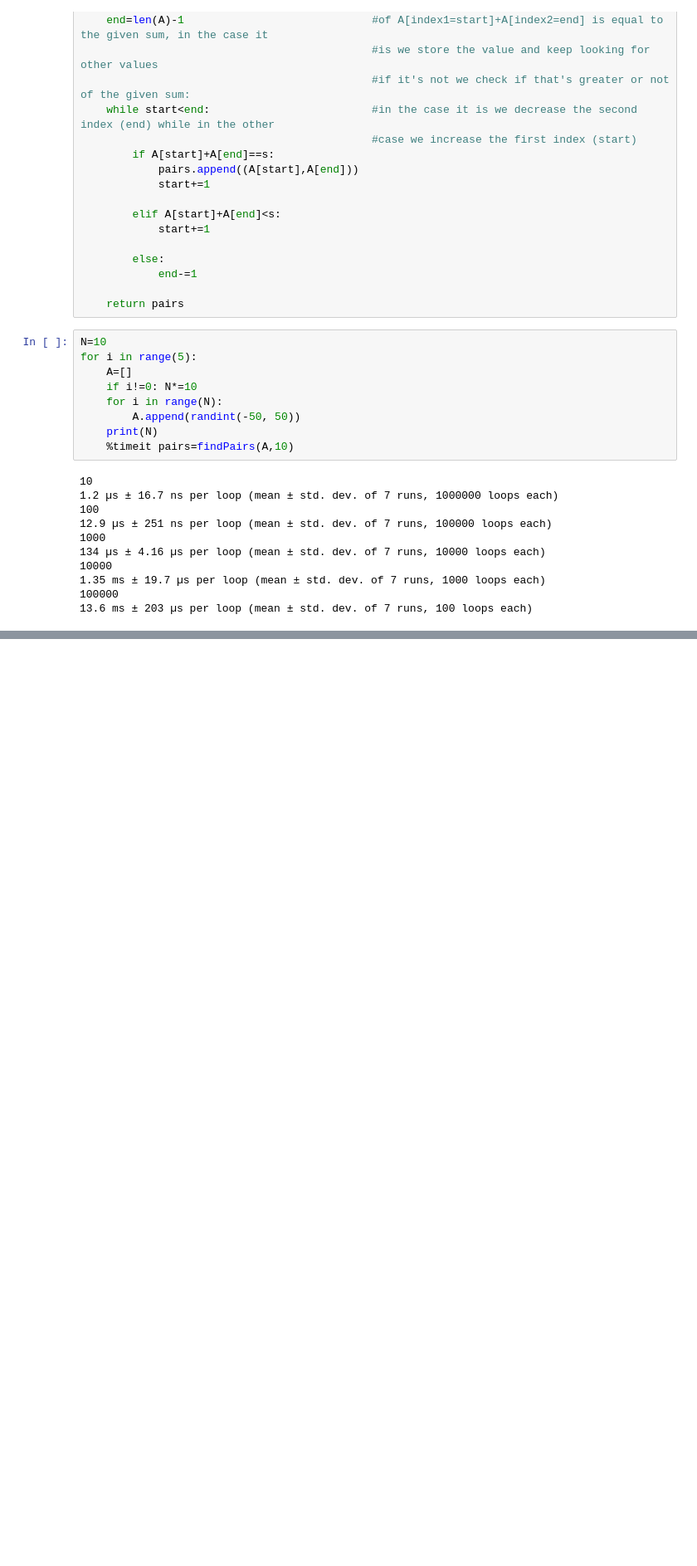
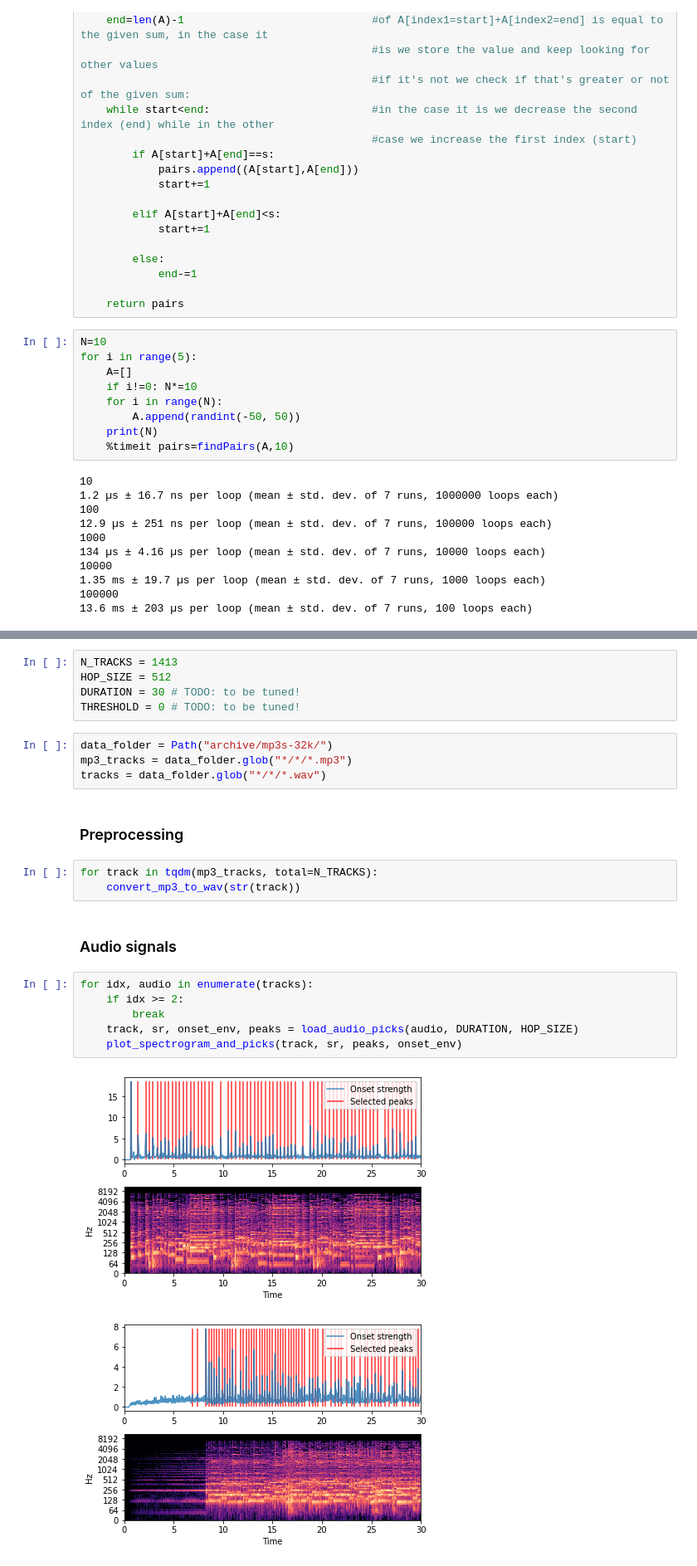
Before and after one commit to SimonePip/ADM-HW4, a Jupyter notebook: HW4.ipynb, the cells around one changed output, grey strips where cells are left out. Shown at 83% size. Saved outputs shown, nothing was run; the diff lists cells and outputs as text; blank space fills up the shorter version.

```diff
--- a/HW4.ipynb
+++ b/HW4.ipynb
@@ -53,0 +137,25 @@ for i in range(5):
+# %%
+N_TRACKS = 1413
+HOP_SIZE = 512
+DURATION = 30 # TODO: to be tuned!
+THRESHOLD = 0 # TODO: to be tuned!
+# %%
+data_folder = Path("archive/mp3s-32k/")
+mp3_tracks = data_folder.glob("*/*/*.mp3")
+tracks = data_folder.glob("*/*/*.wav")
+# %% [markdown]
+### Preprocessing
+# %%
+for track in tqdm(mp3_tracks, total=N_TRACKS):
+    convert_mp3_to_wav(str(track))
+# %% [markdown]
+### Audio signals
+# %%
+for idx, audio in enumerate(tracks):
+    if idx >= 2:
+        break
+    track, sr, onset_env, peaks = load_audio_picks(audio, DURATION, HOP_SIZE)
+    plot_spectrogram_and_picks(track, sr, peaks, onset_env)
+# %% [output]
+[figure, added]
+[figure, added]
```
Also changed, not shown: parts of 10 cells of this notebook.
